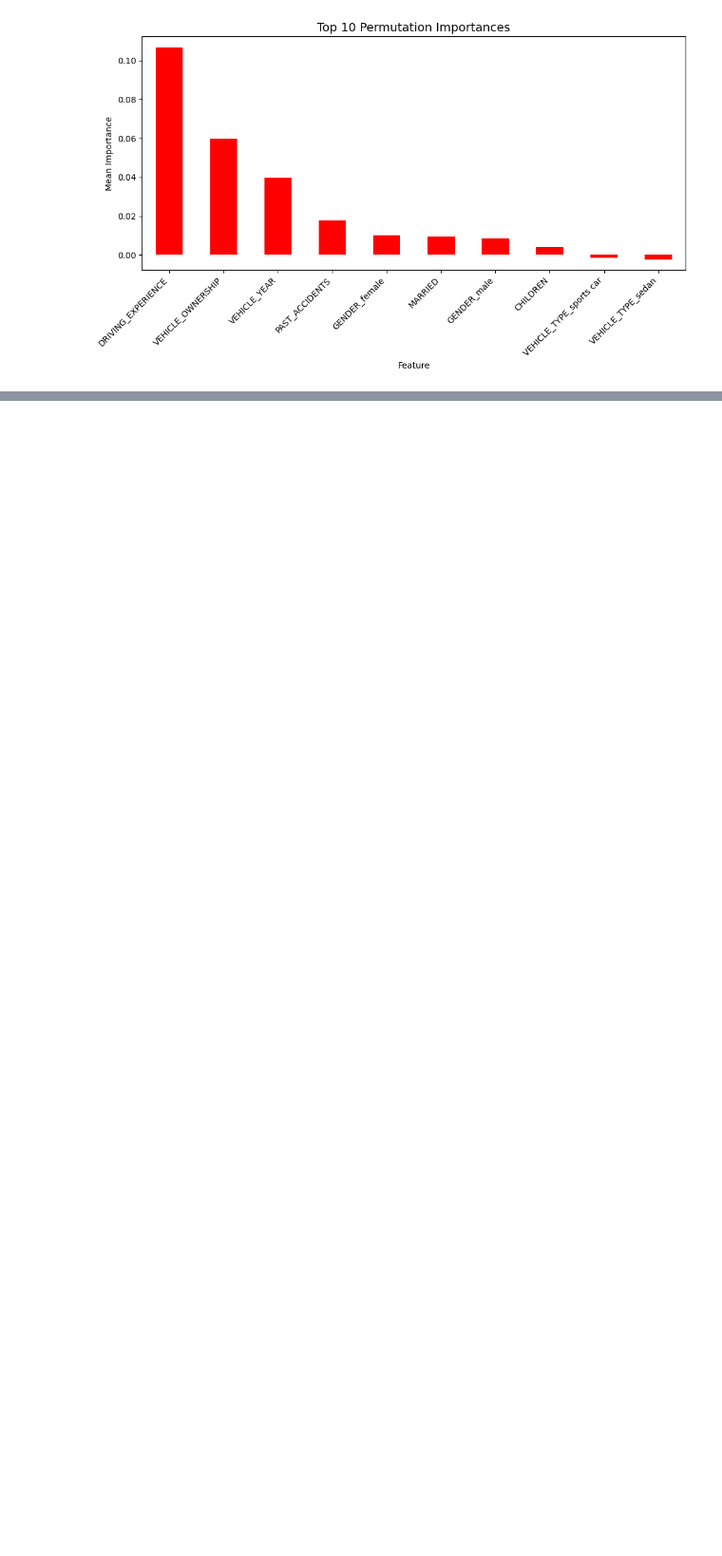
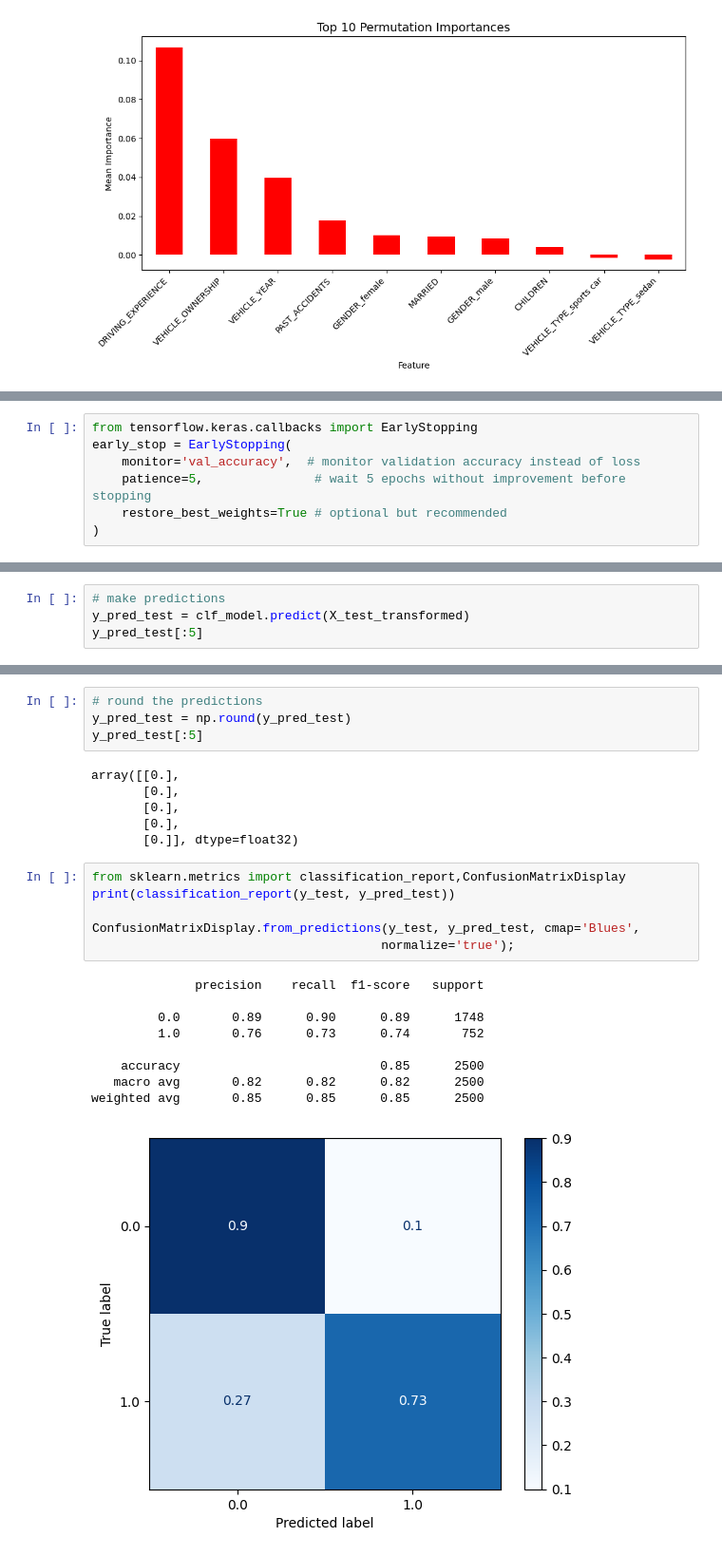
Before and after one commit to feras-nahhal/insurance-claims-analysis, a Jupyter notebook: insurance_risk_analysis.ipynb, the cells around one changed output, grey strips where cells are left out. Shown at 95% size. Drawn from its saved outputs; the diff is of its cells as text; blank space fills up the shorter version.

```diff
--- a/insurance_risk_analysis.ipynb
+++ b/insurance_risk_analysis.ipynb
@@ -680,0 +760,7 @@ plt.show()
+# %%
+from tensorflow.keras.callbacks import EarlyStopping
+early_stop = EarlyStopping(
+    monitor='val_accuracy',  # monitor validation accuracy instead of loss
+    patience=5,               # wait 5 epochs without improvement before stopping
+    restore_best_weights=True # optional but recommended
+)
@@ -680,0 +814,4 @@ plt.show()
+# %%
+# make predictions
+y_pred_test = clf_model.predict(X_test_transformed)
+y_pred_test[:5]
@@ -680,0 +825,26 @@ plt.show()
+# %%
+# round the predictions
+y_pred_test = np.round(y_pred_test)
+y_pred_test[:5]
+# %% [output]
+array([[0.],
+       [0.],
+       [0.],
+       [0.],
+       [0.]], dtype=float32)
+# %%
+from sklearn.metrics import classification_report,ConfusionMatrixDisplay
+print(classification_report(y_test, y_pred_test))
+
+ConfusionMatrixDisplay.from_predictions(y_test, y_pred_test, cmap='Blues',
+                                       normalize='true');
+# %% [output]
+              precision    recall  f1-score   support
+
+         0.0       0.89      0.90      0.89      1748
+         1.0       0.76      0.73      0.74       752
+
+    accuracy                           0.85      2500
+   macro avg       0.82      0.82      0.82      2500
+weighted avg       0.85      0.85      0.85      2500
+[figure, added]
```
Also changed, not shown: parts of 22 cells of this notebook.
